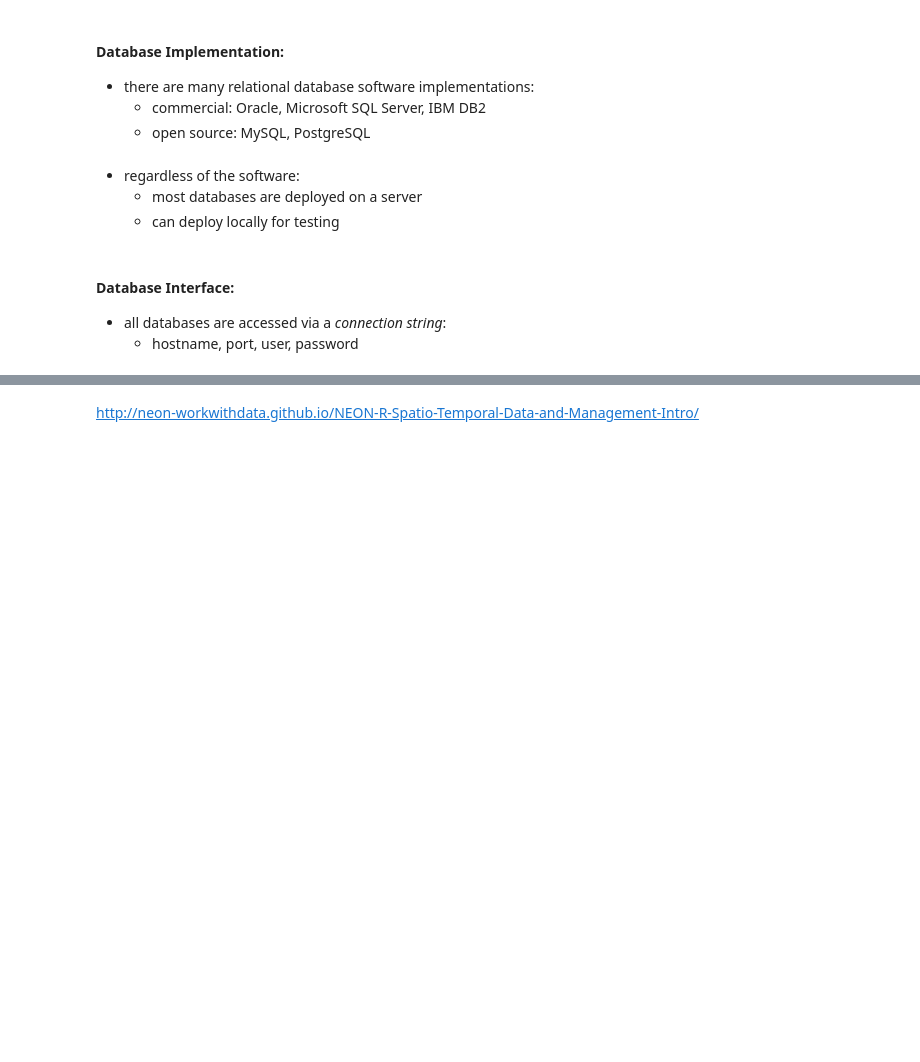
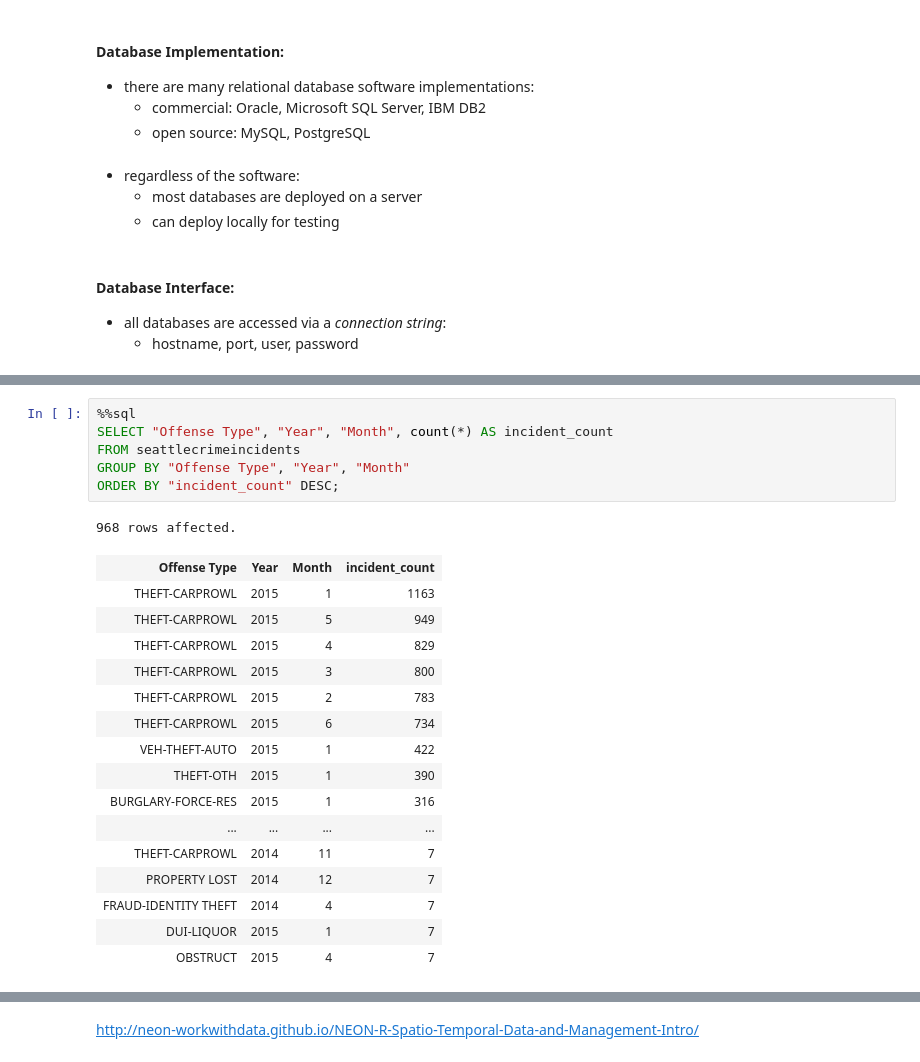
Before and after one commit to valentina-s/SQL_tutorial, a Jupyter notebook: SQLTutorial.ipynb, the cells around one changed output, grey strips where cells are left out. Saved outputs shown, nothing was run; the diff lists cells and outputs as text; blank space fills up the shorter version.

```diff
--- a/SQLTutorial.ipynb
+++ b/SQLTutorial.ipynb
@@ -297,0 +333,24 @@ The sql extension is already loaded. To reload it, use:
+# %%
+%%sql
+SELECT "Offense Type", "Year", "Month", count(*) AS incident_count
+FROM seattlecrimeincidents
+GROUP BY "Offense Type", "Year", "Month"
+ORDER BY "incident_count" DESC;
+# %% [output]
+968 rows affected.
+| Offense Type | Year | Month | incident_count |
+| THEFT-CARPROWL | 2015 | 1 | 1163 |
+| THEFT-CARPROWL | 2015 | 5 | 949 |
+| THEFT-CARPROWL | 2015 | 4 | 829 |
+| THEFT-CARPROWL | 2015 | 3 | 800 |
+| THEFT-CARPROWL | 2015 | 2 | 783 |
+| THEFT-CARPROWL | 2015 | 6 | 734 |
+| VEH-THEFT-AUTO | 2015 | 1 | 422 |
+| THEFT-OTH | 2015 | 1 | 390 |
+| BURGLARY-FORCE-RES | 2015 | 1 | 316 |
+| ... | ... | ... | ... |
+| THEFT-CARPROWL | 2014 | 11 | 7 |
+| PROPERTY LOST | 2014 | 12 | 7 |
+| FRAUD-IDENTITY THEFT | 2014 | 4 | 7 |
+| DUI-LIQUOR | 2015 | 1 | 7 |
+| OBSTRUCT | 2015 | 4 | 7 |
```
Also changed, not shown: parts of 21 cells of this notebook.
